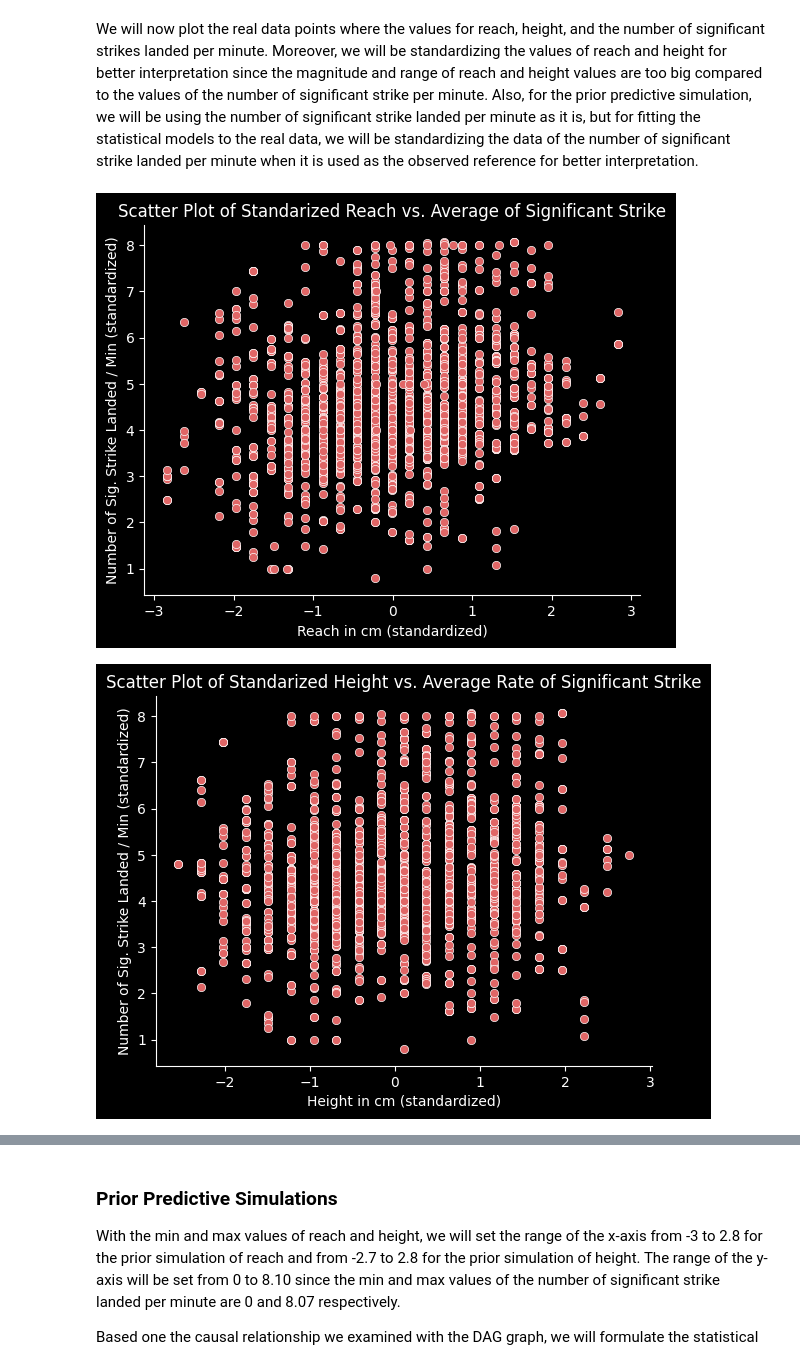
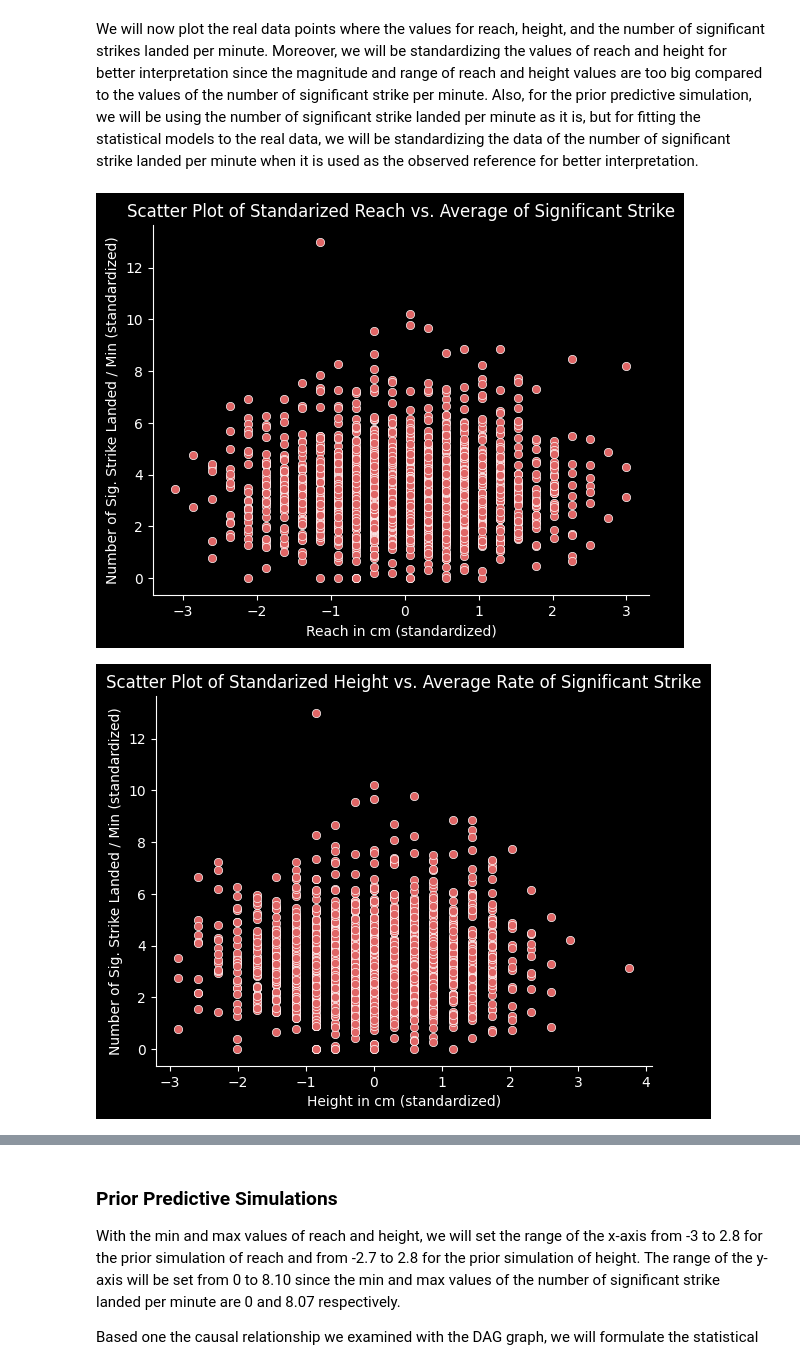
Before and after one commit to harrisonahn1129/UFC_Fights_HRSS_analysis, a Jupyter notebook: Final_Project-3.ipynb, the cells around one changed output, grey strips where cells are left out. Cells and saved outputs as stored; diff of their text form; code cells hidden in the pictures.

Commit message:
Use Proper Dataset

```diff
--- a/Final_Project-3.ipynb
+++ b/Final_Project-3.ipynb
@@ -102,0 +89,6 @@ df.head()
+# %%
+df = pd.read_csv("Data/ufc-fighters-statistics.csv")
+columns = ["reach_in_cm", "height_cm", "significant_strikes_landed_per_minute","wins","losses","draws"]
+df = df[columns]
+df.columns = ['ReachCms','HeightCms','AvgSigStrLanded',"Wins","Losses","Draws"]
+df.tail()
@@ -126,17 +125,10 @@ From the min and max values above, we see that while the minimum values is reaso
 # Cleaning dataset for any data point that has NaN value
 processed_df = df.dropna()
 
-# Cleaning dataset for any data point that has the BlueAvgSigStrLanded values greater than 8.10
-processed_df = processed_df[processed_df[num_sig_str] <= 8.10]
-
-# Cleaning dataset for any data point that has the BlueReachCms or BlueHeightCms < 100
-processed_df = processed_df[(processed_df['BlueReachCms'] > 100) & (processed_df['BlueHeightCms'] >100)]
+# Taking into consideration only those fighters who have fought atleast 10 matches
+processed_df = processed_df[(processed_df['Wins'] + processed_df['Losses'] + processed_df['Draws'])>10]
 
 # Check if the processed dataset is clean
 print(f"Any NaN in the processed dataset: \n{processed_df.isna().any()}\n")
-
-print(f"Any number of significant strike landed per min greater than 8.10: {np.where(processed_df[num_sig_str]>27)[0]}\n")
-
-print(f"Any reach or height of the figher less than 100: {np.where(processed_df[["BlueReachCms", "BlueHeightCms"]]<100)[0]}")
 # %% [output]
 Any NaN in the processed dataset:
@@ -162,22 +153,22 @@ The maximum number of significant strikes landed per min in processed dataset: 8
 # %% [markdown]
 We will now plot the real data points where the values for reach, height, and the number of significant strikes landed per minute. Moreover, we will be standardizing the values of reach and height for better interpretation since the magnitude and range of reach and height values are too big compared to the values of the number of significant strike per minute. Also, for the prior predictive simulation, we will be using the number of significant strike landed per minute as it is, but for fitting the statistical models to the real data, we will be standardizing the data of the number of significant strike landed per minute when it is used as the observed reference for better interpretation.
 # %%
-blue_reach_std = standardize(processed_df.BlueReachCms)
-blue_height_std = standardize(processed_df.BlueHeightCms)
+reach_std = standardize(processed_df.ReachCms)
+height_std = standardize(processed_df.HeightCms)
 # %%
-sns.scatterplot(x = blue_reach_std, y = processed_df.BlueAvgSigStrLanded, color="#e06666")
+sns.scatterplot(x = reach_std, y = processed_df.AvgSigStrLanded, color="#e06666")
 plt.xlabel("Reach in cm (standardized)")
 plt.ylabel("Number of Sig. Strike Landed / Min (standardized)")
 plt.title("Scatter Plot of Standarized Reach vs. Average of Significant Strike")
 sns.despine();
 # %% [output]
-[figure, old version]
+[figure, new version]
 # %%
-sns.scatterplot(x = blue_height_std, y = processed_df.BlueAvgSigStrLanded,color="#e06666")
+sns.scatterplot(x = height_std, y = processed_df.AvgSigStrLanded,color="#e06666")
 plt.xlabel("Height in cm (standardized)")
 plt.ylabel("Number of Sig. Strike Landed / Min (standardized)")
 plt.title("Scatter Plot of Standarized Height vs. Average Rate of Significant Strike")
 sns.despine();
 # %% [output]
-[figure, old version]
+[figure, new version]
 # %%
```
Also changed, not shown: parts of 22 cells of this notebook, 1 other file.
